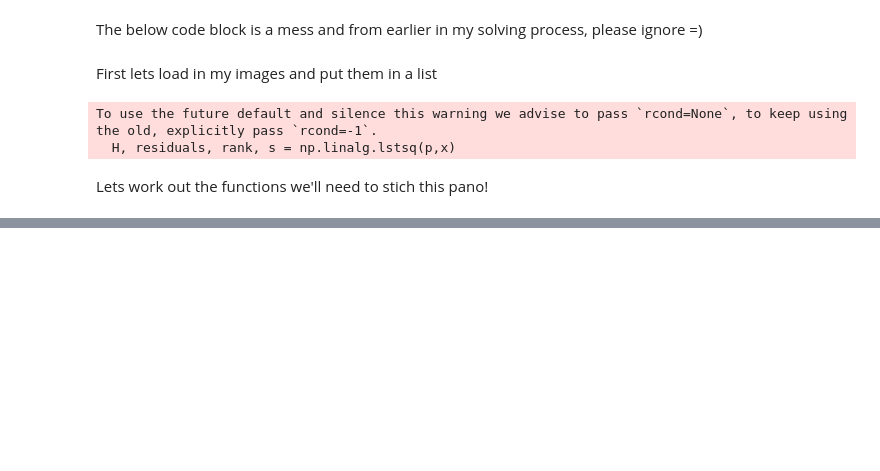
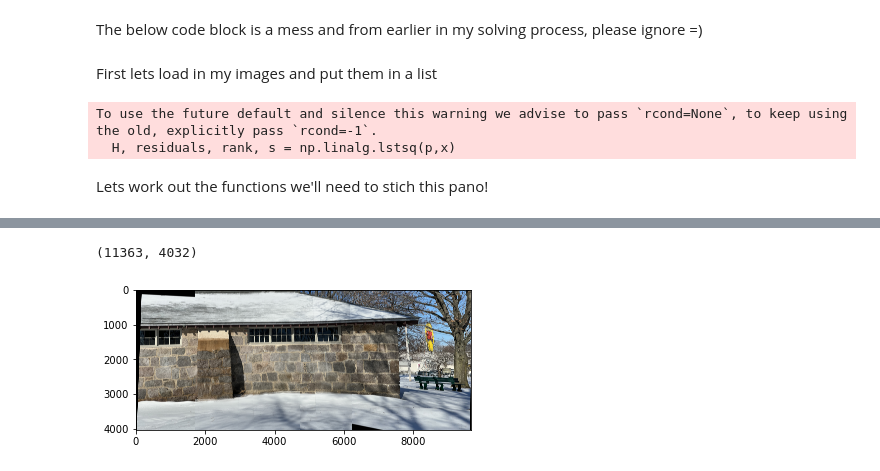
Before and after one commit to JGittles/EECE7150, a Jupyter notebook: HW2/hw2.ipynb, the cells around one changed output, grey strips where cells are left out. Cells and saved outputs as stored; diff of their text form; code cells hidden in the pictures; blank space fills up the shorter version.

```diff
--- a/HW2/hw2.ipynb
+++ b/HW2/hw2.ipynb
@@ -327,0 +356,11 @@ To use the future default and silence this warning we advise to pass `rcond=None
+# %%
+pt1=[]
+pt2=[]
+for pt in im3_to_4["im3"]:
+    pt1.append([pt.x,pt.y])
+for pt in im3_to_4["im4"]:
+    pt2.append([pt.x,pt.y])
+H34=getH(pt1,pt2)
+# H=np.matmul(H321,H)
+(im4321,H4321,H4321_trans)=imgWarp(images[3],im321,H34)
+# %% [output]
@@ -327,0 +369,2 @@ To use the future default and silence this warning we advise to pass `rcond=None
+(11363, 4032)
+[figure, added]
```
Also changed, not shown: parts of 16 cells of this notebook.
